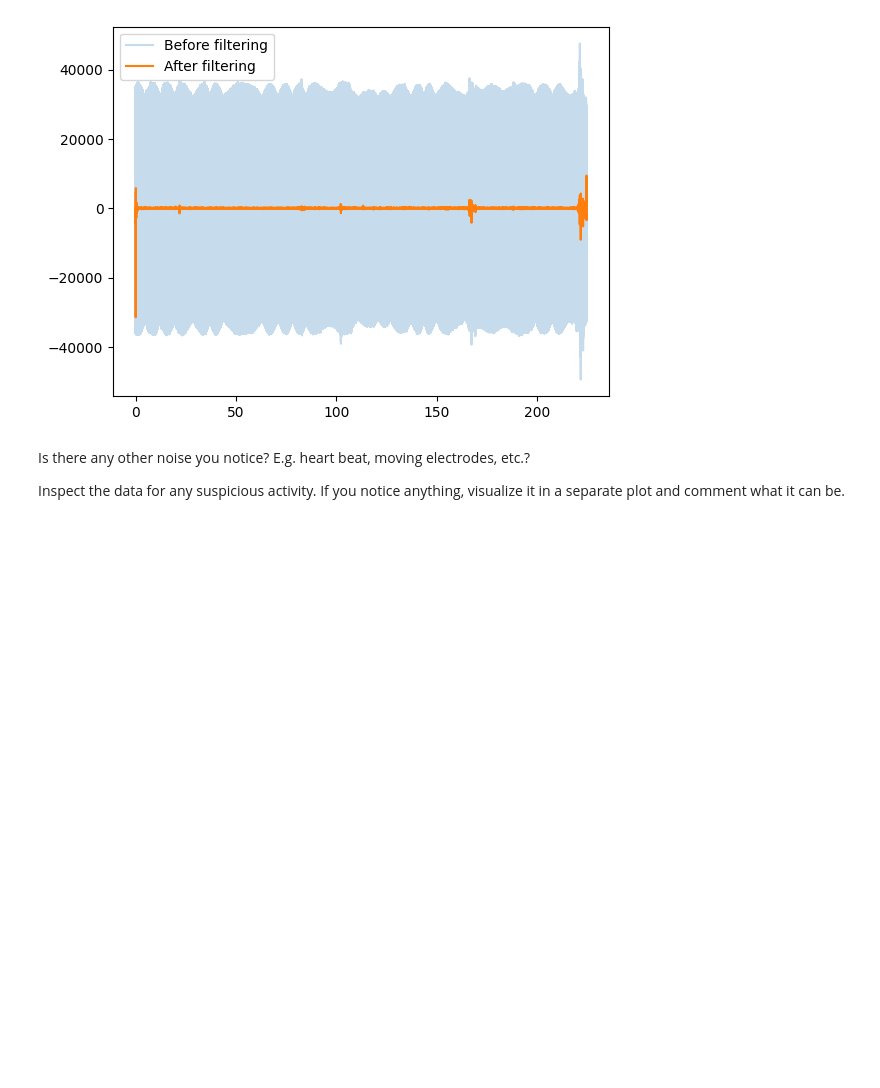
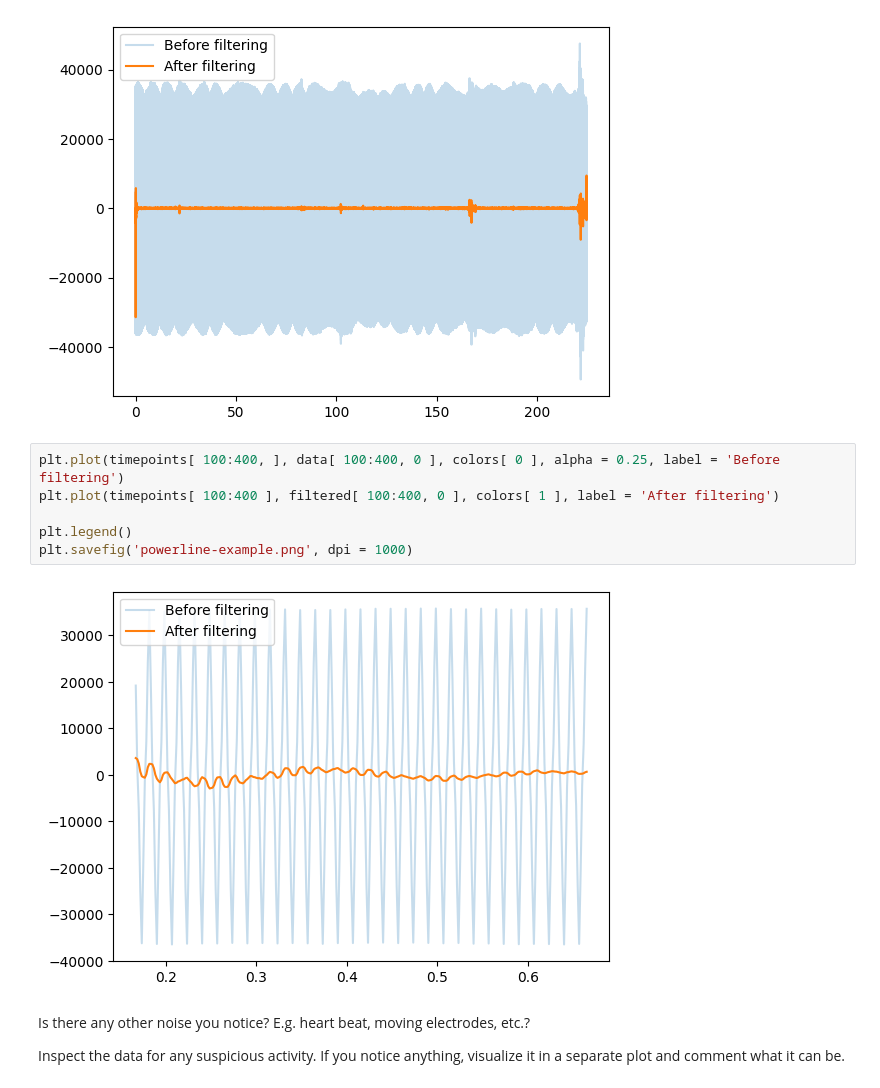
Before and after one commit to kerseviciute/problem-at-hand, a Jupyter notebook: homework/HW3.ipynb, the cells around one changed output. Cells and saved outputs as stored; diff of their text form; blank space fills up the shorter version.

```diff
--- a/homework/HW3.ipynb
+++ b/homework/HW3.ipynb
@@ -216,6 +229,14 @@ plt.legend()
 plt.show()
 # %% [output]
 [figure]
+# %%
+plt.plot(timepoints[ 100:400, ], data[ 100:400, 0 ], colors[ 0 ], alpha = 0.25, label = 'Before filtering')
+plt.plot(timepoints[ 100:400 ], filtered[ 100:400, 0 ], colors[ 1 ], label = 'After filtering')
+
+plt.legend()
+plt.savefig('powerline-example.png', dpi = 1000)
+# %% [output]
+[figure, added]
 # %% [markdown]
 Is there any other noise you notice? E.g. heart beat, moving electrodes, etc.?
 
```
Also changed, not shown: parts of 3 cells of this notebook.
